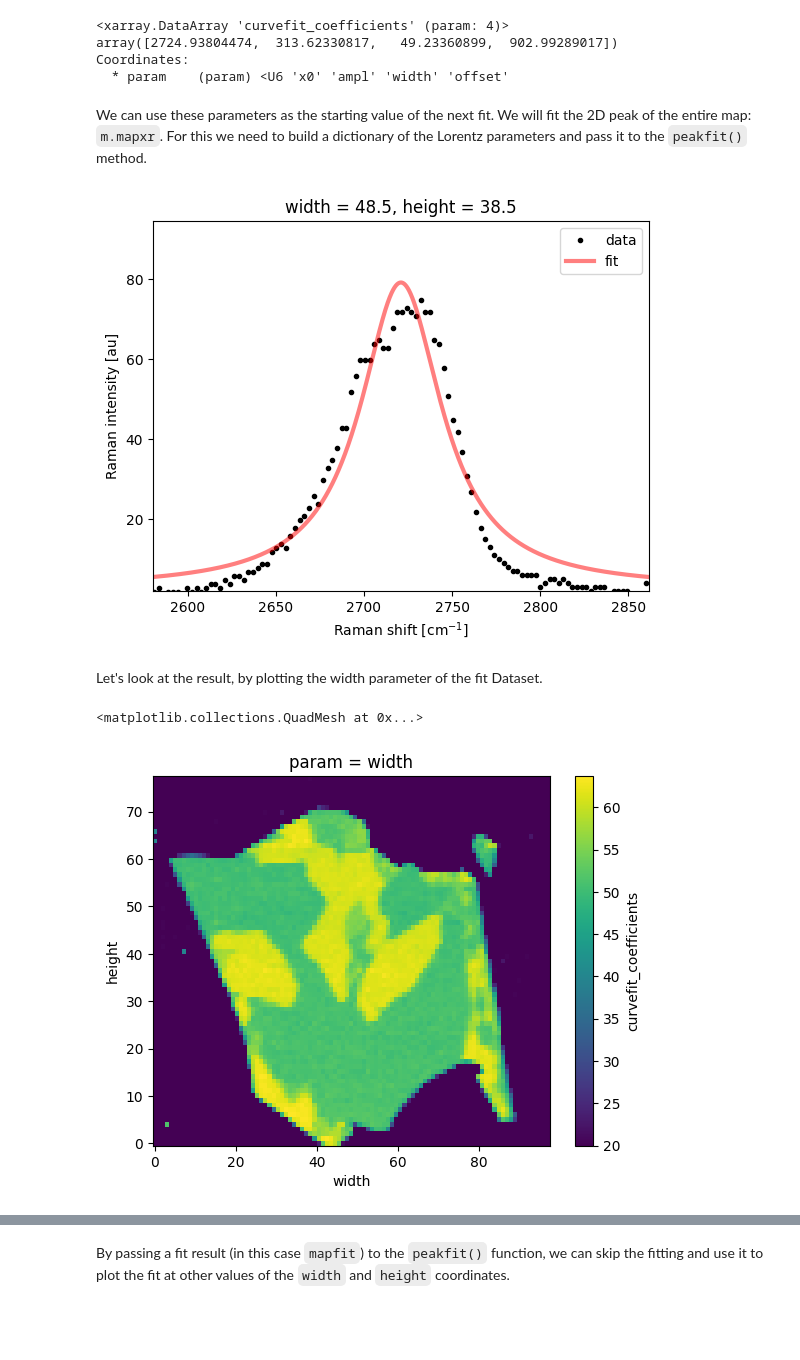
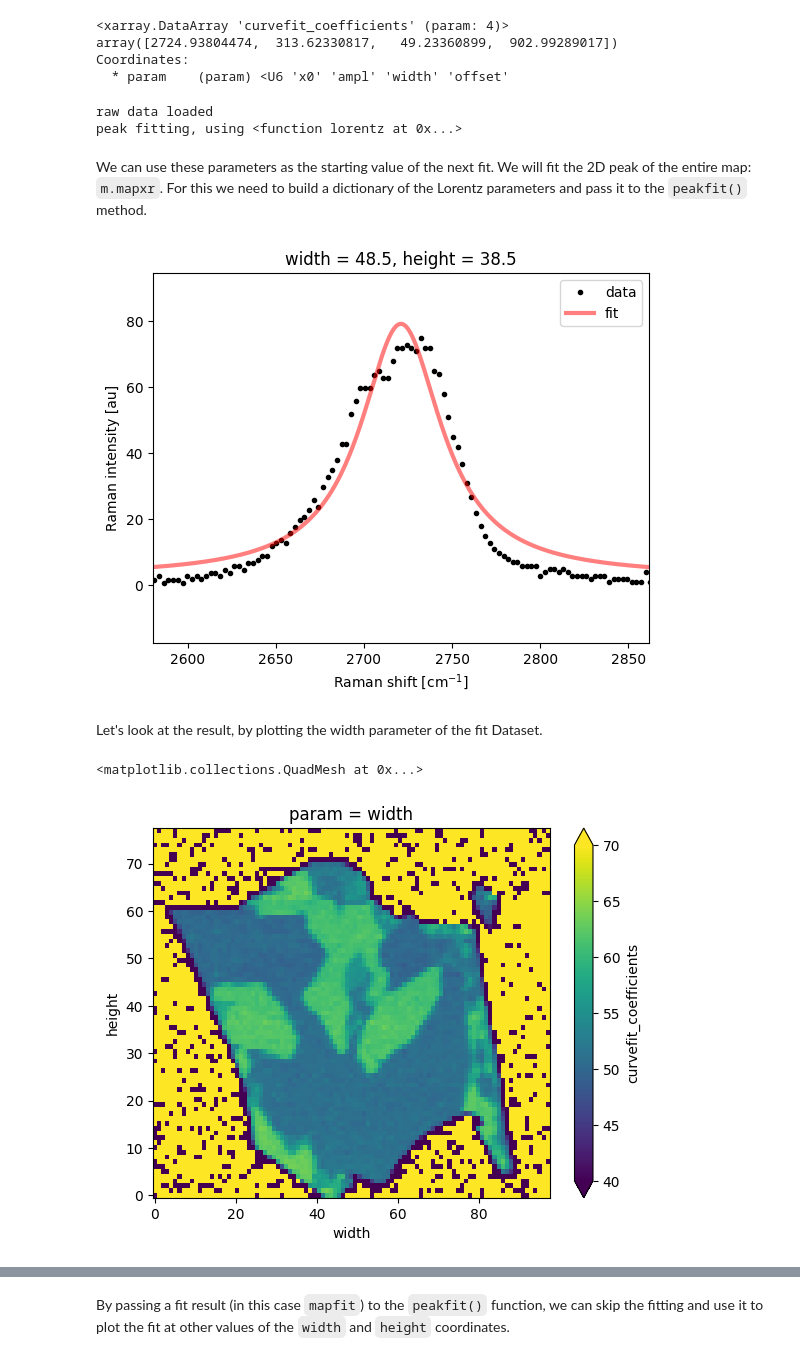
Before and after one commit to zrbyte/ramantools, a Jupyter notebook: ramantools tutorial.ipynb, the cells around one changed output, grey strips where cells are left out. Drawn from its saved outputs; the diff is of its cells as text; code cells hidden in the pictures; blank space fills up the shorter version.

Commit message:
minor error corrections to peakfit

```diff
--- a/ramantools tutorial.ipynb
+++ b/ramantools tutorial.ipynb
@@ -485,6 +485,11 @@ ssfit['curvefit_coefficients']
 array([2724.93804474,  313.62330817,   49.23360899,  902.99289017])
 Coordinates:
   * param    (param) <U6 'x0' 'ampl' 'width' 'offset'
+# %%
+print(ssfit.attrs['comments'])
+# %% [output]
+raw data loaded
+peak fitting, using <function lorentz at 0x...>
 # %% [markdown]
 We can use these parameters as the starting value of the next fit. We will fit the 2D peak of the entire map: `m.mapxr`. For this we need to build a dictionary of the Lorentz parameters and pass it to the `peakfit()` method.
 # %%
@@ -496,13 +501,13 @@ p = {'x0': 2724, 'ampl': 313, 'width': 49, 'offset': 0}
 # passing the starting values contained in `p` to the `peakfit()` method.
 # Let's also add some boundaries for the parameters
 b = {'x0': [2500, 2900], 'ampl': [0, 900], 'width': [20, 100], 'offset': [-10, 50]}
-mapfit = rt.peakfit(m_nobg.mapxr, stval = p, bounds = b, toplot = True)
+mapfit = rt.peakfit(m_nobg.mapxr, stval = p, bounds = None, toplot = True)
 # %% [output]
-[figure, old version]
+[figure, new version]
 # %% [markdown]
 Let's look at the result, by plotting the width parameter of the fit Dataset.
 # %%
-mapfit['curvefit_coefficients'].sel(param = 'width').plot()
+mapfit['curvefit_coefficients'].sel(param = 'width').plot(vmin = 40, vmax = 70)
 # %% [output]
 <matplotlib.collections.QuadMesh at 0x...>
-[figure, old version]
+[figure, new version]
```
Also changed, not shown: parts of 3 cells of this notebook, 6 other files.
